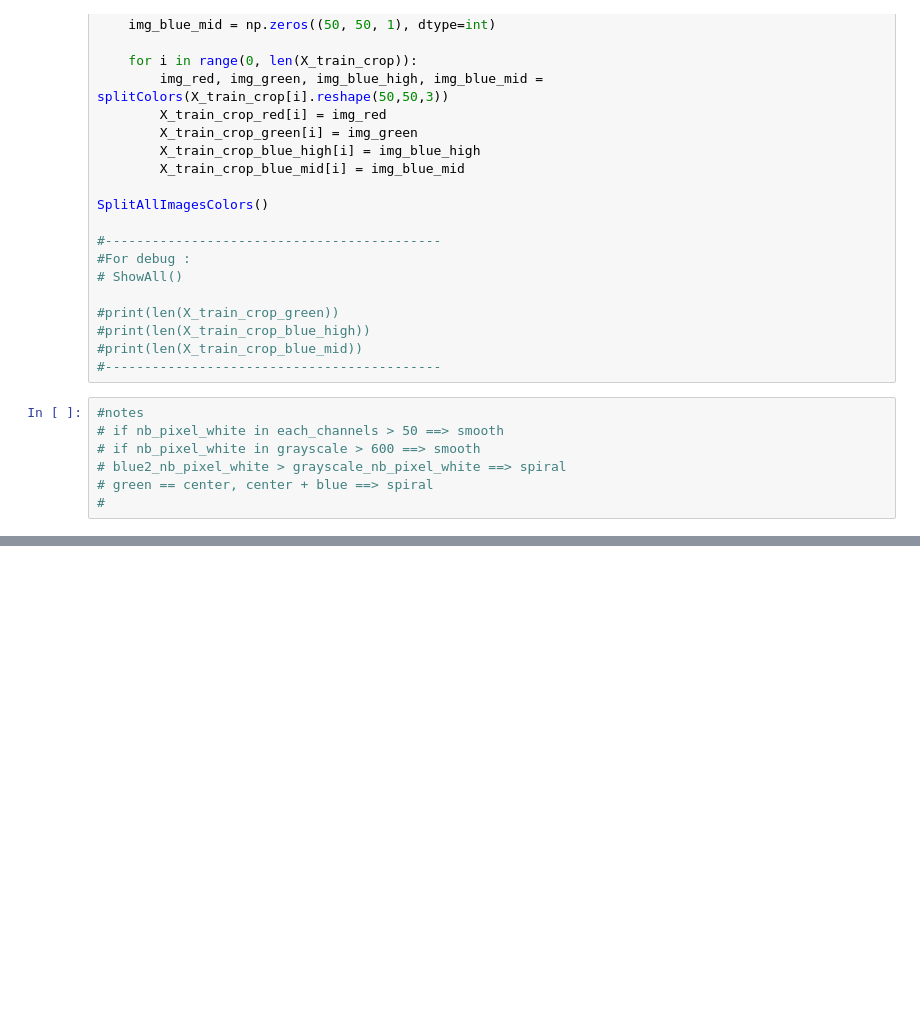
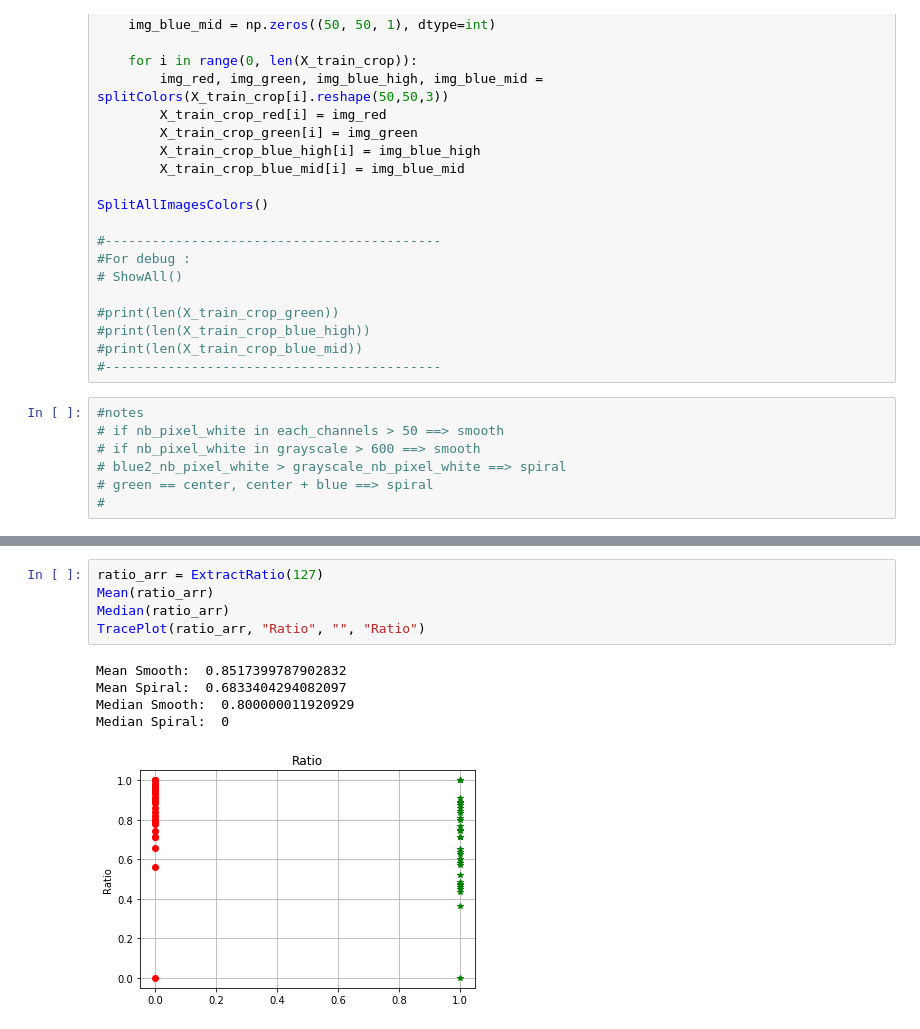
Before and after one commit to mat100payette/GTI770_Labo1, a Jupyter notebook: TP0.ipynb, the cells around one changed output, grey strips where cells are left out. Drawn from its saved outputs; the diff is of its cells as text; blank space fills up the shorter version.

Commit message:
added ratio primitive

```diff
--- a/TP0.ipynb
+++ b/TP0.ipynb
@@ -451,0 +538,11 @@ Nbr smooth = 0, Nbr spiral = 0
+# %%
+ratio_arr = ExtractRatio(127)
+Mean(ratio_arr)
+Median(ratio_arr)
+TracePlot(ratio_arr, "Ratio", "", "Ratio")
+# %% [output]
+Mean Smooth:  0.8517399787902832
+Mean Spiral:  0.6833404294082097
+Median Smooth:  0.800000011920929
+Median Spiral:  0
+[figure, added]
```
Also changed, not shown: parts of 8 cells of this notebook.
